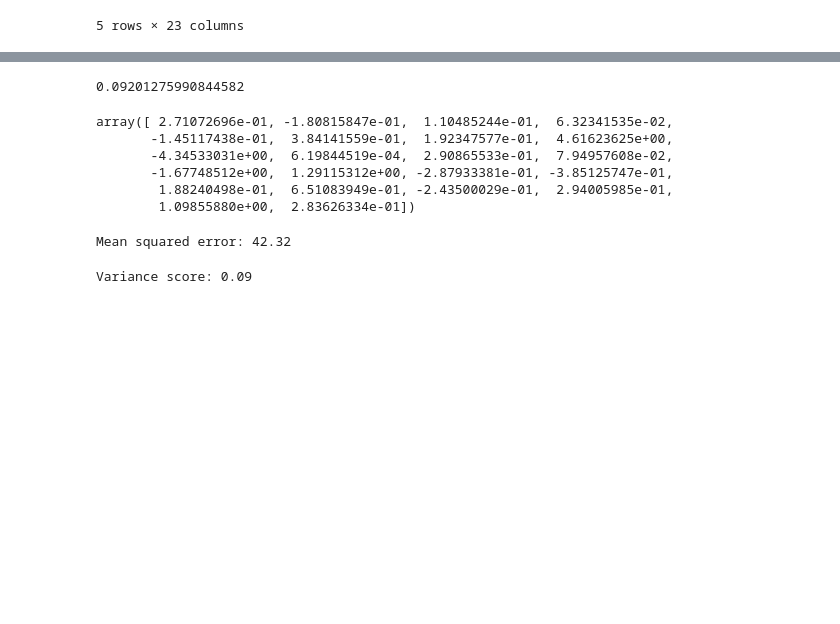
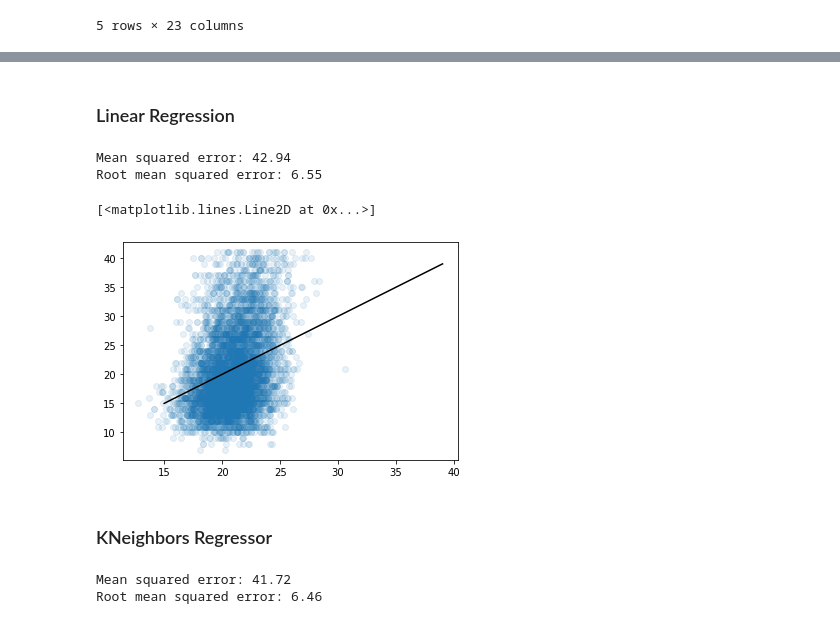
Before and after one commit to lara-sj/TDADS-assignments, a Jupyter notebook: flight_delays.ipynb, the cells around one changed output, grey strips where cells are left out. Saved outputs shown, nothing was run; the diff lists cells and outputs as text; code cells hidden in the pictures; blank space fills up the shorter version.

Commit message:
add linear regression assignment

```diff
--- a/flight_delays.ipynb
+++ b/flight_delays.ipynb
@@ -351,7 +372,30 @@ for i in objects:
 # %%
-X_train, X_test, y_train, y_test = train_test_split(X, y, test_size = 0.30, random_state = 42)
+# Split the dataset into 80% training data and 20% for testing
+X_train, X_test, y_train, y_test = train_test_split(X, y, test_size = 0.20, random_state = 1)
 # %%
 scaler = StandardScaler()
 X_train = scaler.fit_transform(X_train)
 X_test = scaler.transform(X_test)
+# %% [markdown]
+### Linear Regression
+# %%
+lr_mod = LinearRegression() # define Linear Regression model
+lr_mod.fit(X_train, y_train) # fit model onto training data
+lr_pred = lr_mod.predict(X_test) # make prediction based on test data
+# %%
+lr_mse = mean_squared_error(y_test,lr_pred) # calculate mean squared error
+lr_rmse = mean_squared_error(y_test,lr_pred)**0.5 # calculate root mean squared error
+print("Mean squared error: %.2f" % lr_mse)
+print("Root mean squared error: %.2f" % lr_rmse)
+# %% [output]
+Mean squared error: 42.94
+Root mean squared error: 6.55
+# %%
+plt.scatter(lr_pred, y_test, alpha=0.1) # plot scatter graph of predicted data from linear regression model vs test data
+plt.plot(np.arange(15,40),np.arange(15,40), color='k')o
+# %% [output]
+[<matplotlib.lines.Line2D at 0x...>]
+[figure, added]
+# %% [markdown]
+### KNeighbors Regressor
 # %%
@@ -361,21 +405,8 @@ prediction = model.predict(X_test)
-# %%
-model.score(X_test, y_test)
-# %% [output]
-0.09201275990844582
-# %%
-model.coef_
-# %% [output]
-array([ 2.71072696e-01, -1.80815847e-01,  1.10485244e-01,  6.32341535e-02,
-       -1.45117438e-01,  3.84141559e-01,  1.92347577e-01,  4.61623625e+00,
-       -4.34533031e+00,  6.19844519e-04,  2.90865533e-01,  7.94957608e-02,
-       -1.67748512e+00,  1.29115312e+00, -2.87933381e-01, -3.85125747e-01,
-        1.88240498e-01,  6.51083949e-01, -2.43500029e-01,  2.94005985e-01,
-        1.09855880e+00,  2.83626334e-01])
-# %%
-print("Mean squared error: %.2f" % np.mean((model.predict(X_test) - y_test) ** 2))
-# %% [output]
-Mean squared error: 42.32
-# %%
-print('Variance score: %.2f' % model.score(X_test, y_test))
-# %% [output]
-Variance score: 0.09
+# %%
+kn_mse = mean_squared_error(y_test,kn_pred)
+kn_rmse = mean_squared_error(y_test,kn_pred)**0.5 # calculate root mean squared error
+print("Mean squared error: %.2f" % kn_mse)
+print("Root mean squared error: %.2f" % kn_rmse)
+# %% [output]
+Mean squared error: 41.72
+Root mean squared error: 6.46
```
Also changed, not shown: parts of 24 cells of this notebook, 8 other files.
